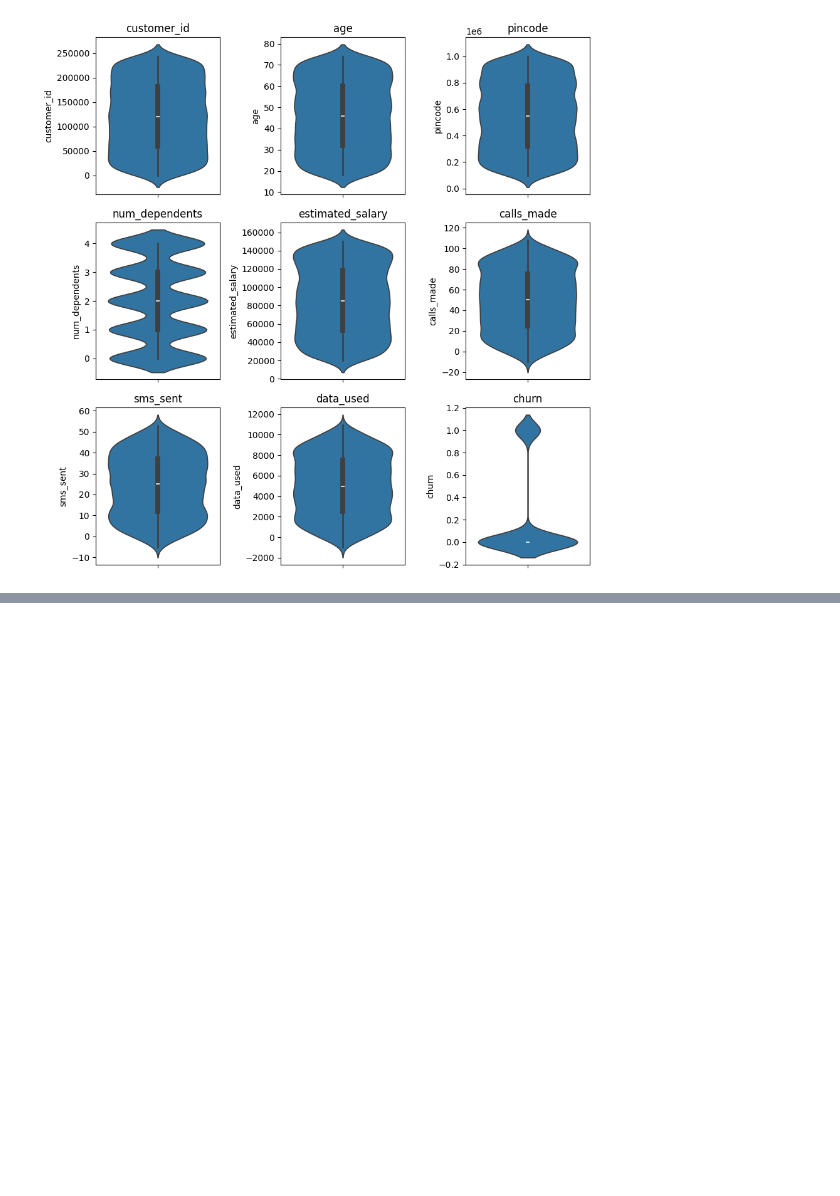
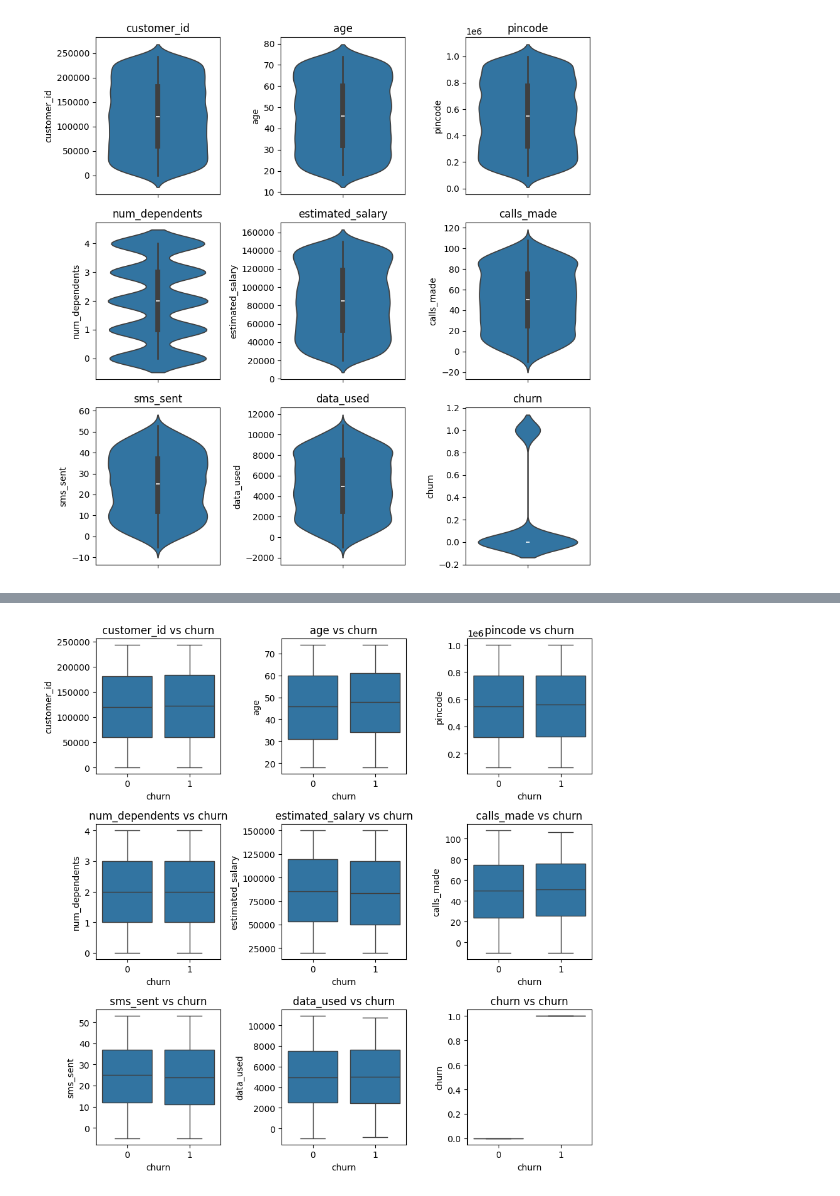
Before and after one commit to ezzaddeentru/churn-prediction, a Jupyter notebook: churn_prediction.ipynb, the cells around one changed output, grey strips where cells are left out. Drawn from its saved outputs; the diff is of its cells as text; code cells hidden in the pictures; blank space fills up the shorter version.

```diff
--- a/churn_prediction.ipynb
+++ b/churn_prediction.ipynb
@@ -273,0 +281,4 @@ plot_category_distribution_by_group(df, 'city', 'churn')
+# %%
+plot_numerical_feature_comparison(df, 'churn', plot_type='box')
+# %% [output]
+[figure, added]
```
Also changed, not shown: parts of 43 cells of this notebook.
